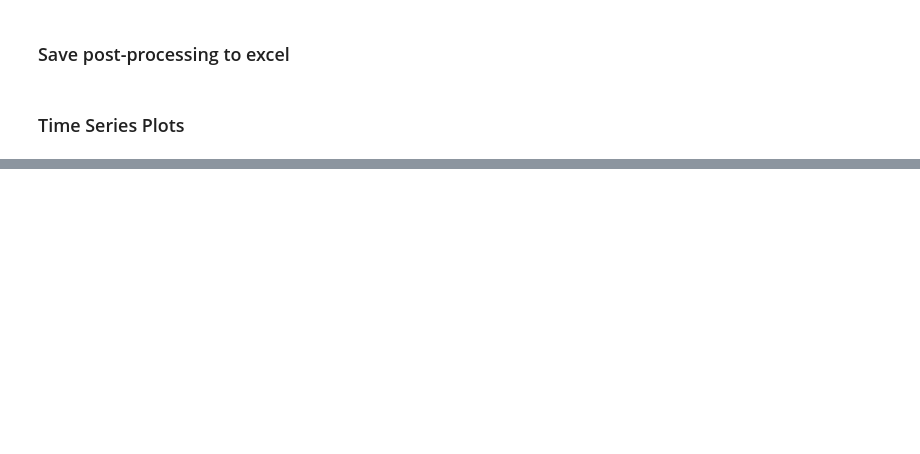
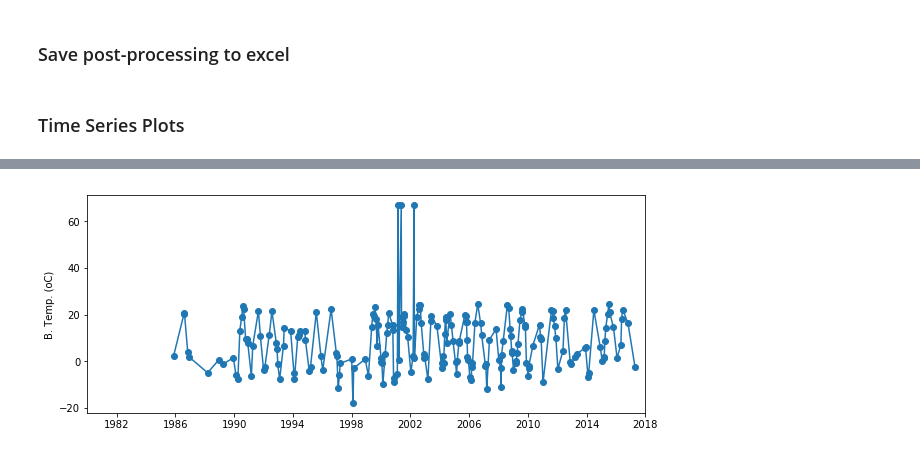
Before and after one commit to samsammurphy/ee-atmcorr-timeseries, a Jupyter notebook: jupyter_notebooks/lakes.ipynb, the cells around one changed output, grey strips where cells are left out. Cells and saved outputs as stored; diff of their text form; code cells hidden in the pictures; blank space fills up the shorter version.

```diff
--- a/jupyter_notebooks/lakes.ipynb
+++ b/jupyter_notebooks/lakes.ipynb
@@ -160,0 +203,4 @@ fileID: LC81860562013365LGN00
+# %%
+plot.graph('Temp_1', ylabel='B. Temp. (oC)', fileNamePrefix=fileNamePrefix)
+# %% [output]
+[figure, added]
```
Also changed, not shown: parts of 36 cells of this notebook.
